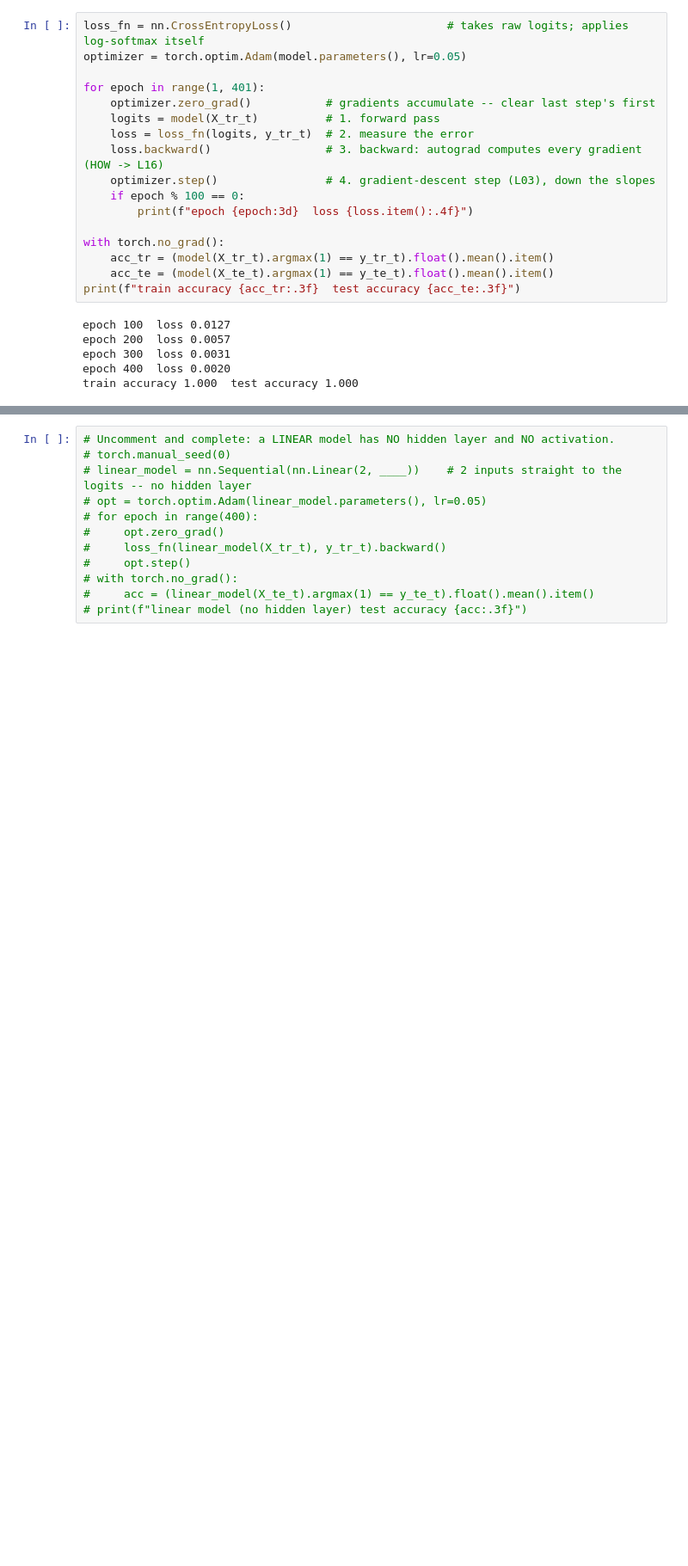
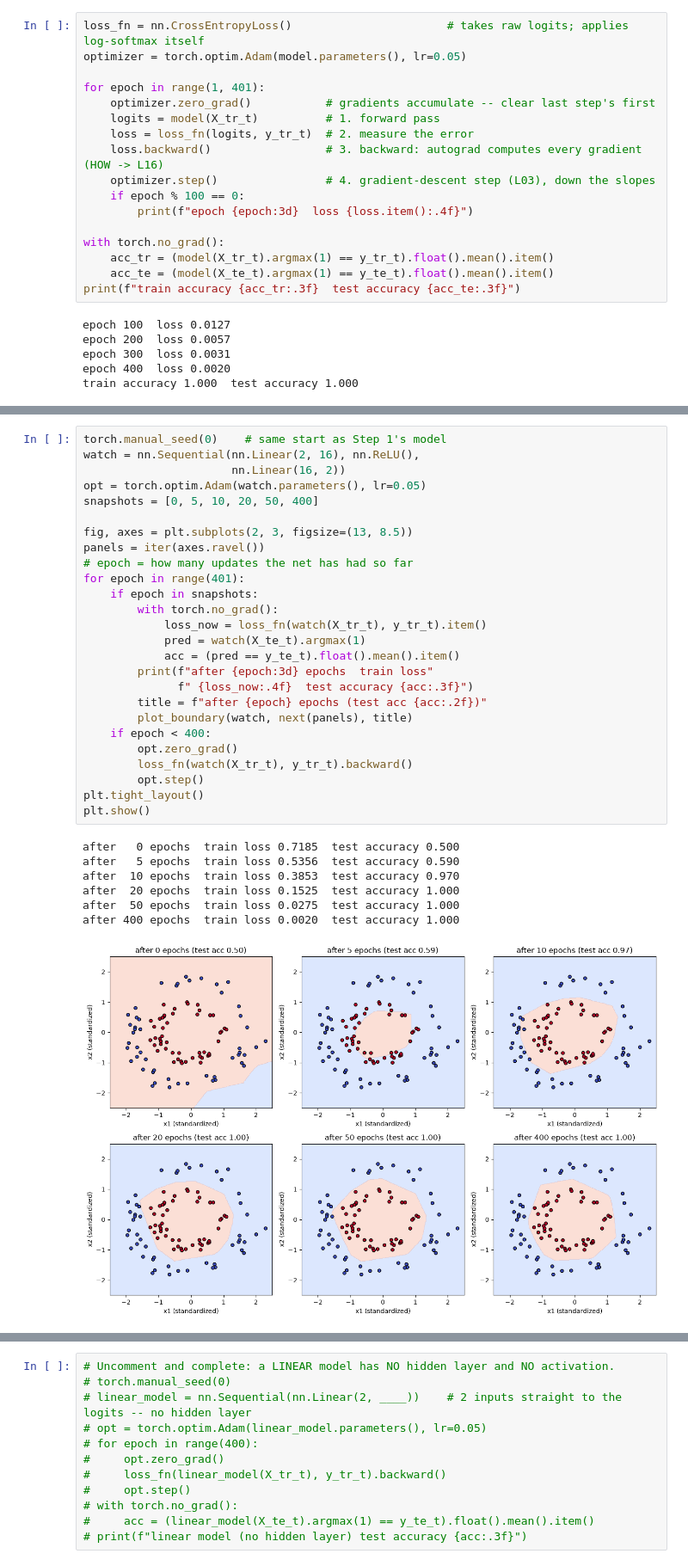
Before and after one commit to devomh/cdat4011-2026, a Jupyter notebook: u05_deep_learning/l15_lab_multilayer_perceptron.ipynb, the cells around one changed output, grey strips where cells are left out. Shown at 86% size. Cells and saved outputs as stored; diff of their text form; blank space fills up the shorter version.

```diff
--- a/u05_deep_learning/l15_lab_multilayer_perceptron.ipynb
+++ b/u05_deep_learning/l15_lab_multilayer_perceptron.ipynb
@@ -169,0 +293,34 @@ same circles. Complete the output size (2 logits) and run it:
+# %%
+torch.manual_seed(0)    # same start as Step 1's model
+watch = nn.Sequential(nn.Linear(2, 16), nn.ReLU(),
+                      nn.Linear(16, 2))
+opt = torch.optim.Adam(watch.parameters(), lr=0.05)
+snapshots = [0, 5, 10, 20, 50, 400]
+
+fig, axes = plt.subplots(2, 3, figsize=(13, 8.5))
+panels = iter(axes.ravel())
+# epoch = how many updates the net has had so far
+for epoch in range(401):
+    if epoch in snapshots:
+        with torch.no_grad():
+            loss_now = loss_fn(watch(X_tr_t), y_tr_t).item()
+            pred = watch(X_te_t).argmax(1)
+            acc = (pred == y_te_t).float().mean().item()
+        print(f"after {epoch:3d} epochs  train loss"
+              f" {loss_now:.4f}  test accuracy {acc:.3f}")
+        title = f"after {epoch} epochs (test acc {acc:.2f})"
+        plot_boundary(watch, next(panels), title)
+    if epoch < 400:
+        opt.zero_grad()
+        loss_fn(watch(X_tr_t), y_tr_t).backward()
+        opt.step()
+plt.tight_layout()
+plt.show()
+# %% [output]
+after   0 epochs  train loss 0.7185  test accuracy 0.500
+after   5 epochs  train loss 0.5356  test accuracy 0.590
+after  10 epochs  train loss 0.3853  test accuracy 0.970
+after  20 epochs  train loss 0.1525  test accuracy 1.000
+after  50 epochs  train loss 0.0275  test accuracy 1.000
+after 400 epochs  train loss 0.0020  test accuracy 1.000
+[figure, added]
```
Also changed, not shown: parts of 22 cells of this notebook, 2 other files.
